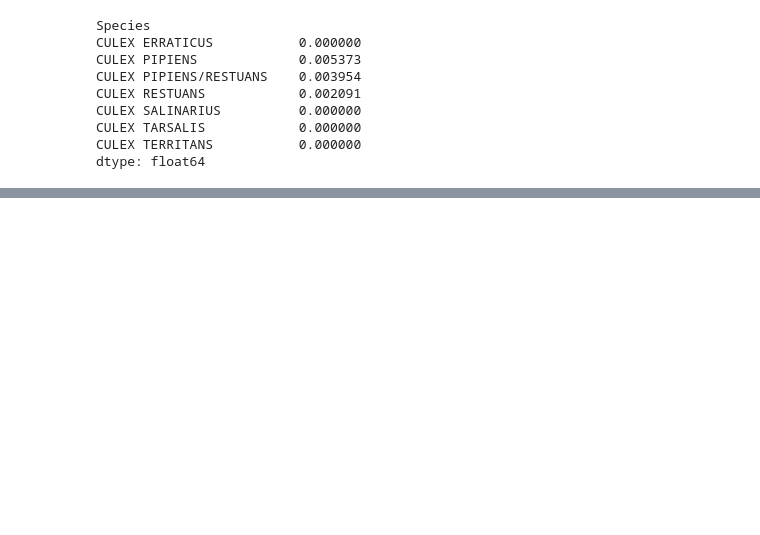
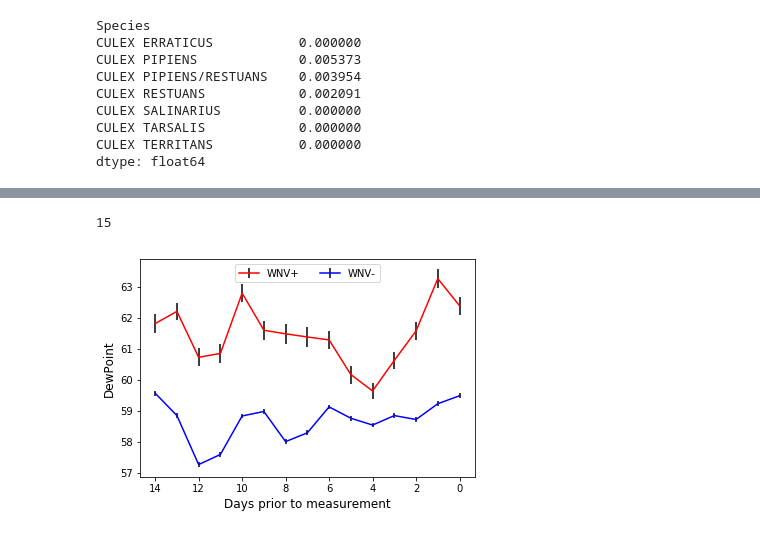
Before and after one commit to klarnemann/DataChallenges, a Jupyter notebook: predict-west-nile-virus/notebooks/predict-west-nile-virus.ipynb, the cells around one changed output, grey strips where cells are left out. Cells and saved outputs as stored; diff of their text form; code cells hidden in the pictures; blank space fills up the shorter version.

```diff
--- a/predict-west-nile-virus/notebooks/predict-west-nile-virus.ipynb
+++ b/predict-west-nile-virus/notebooks/predict-west-nile-virus.ipynb
@@ -92,7 +95,7 @@ def make_match_weather_df(df, weather1_df, weather2_df, shift_days=0):
     out_df = pd.DataFrame(index=df.index, columns=weather1_df.columns)
     for ind in df.index:
         if shift_days > 0:
-            date = pd.to_datetime(df.Date.loc[ind]) - datetime.timedelta(days=int(shift_days))
+            date = pd.to_datetime(df.Date.loc[ind]) - timedelta(days=int(shift_days))
         else:
             date = pd.to_datetime(df.Date.loc[ind])
         date_str = date.strftime('%Y-%m-%d')
@@ -100,4 +103,7 @@ def make_match_weather_df(df, weather1_df, weather2_df, shift_days=0):
             out_df.loc[ind] = weather1_df.loc[date_str]
         elif df.loc[ind, 'ClosestStation'] == 2:
             out_df.loc[ind] = weather2_df.loc[date_str]
+    out_cols = [out_df.columns[0]]
+    out_cols.extend(['%s_%i' % (col, shift_days) for i, col in enumerate(out_df.columns[1:])])
+    out_df.columns = out_cols
     return out_df
@@ -165,0 +191,17 @@ match_weather_df = make_match_weather_df(train_df, weather1_df, weather2_df, shi
+# %%
+# Select the weather data from the closest station for each entry in train_df
+match_weather_df = make_match_weather_df(train_df, weather1_df, weather2_df, shift_days=0)
+match1_weather_df = make_match_weather_df(train_df, weather1_df, weather2_df, shift_days=1)
+match2_weather_df = make_match_weather_df(train_df, weather1_df, weather2_df, shift_days=2)
+match3_weather_df = make_match_weather_df(train_df, weather1_df, weather2_df, shift_days=3)
+match4_weather_df = make_match_weather_df(train_df, weather1_df, weather2_df, shift_days=4)
+match5_weather_df = make_match_weather_df(train_df, weather1_df, weather2_df, shift_days=5)
+match6_weather_df = make_match_weather_df(train_df, weather1_df, weather2_df, shift_days=6)
+match7_weather_df = make_match_weather_df(train_df, weather1_df, weather2_df, shift_days=7)
+match8_weather_df = make_match_weather_df(train_df, weather1_df, weather2_df, shift_days=8)
+match9_weather_df = make_match_weather_df(train_df, weather1_df, weather2_df, shift_days=9)
+match10_weather_df = make_match_weather_df(train_df, weather1_df, weather2_df, shift_days=10)
+match11_weather_df = make_match_weather_df(train_df, weather1_df, weather2_df, shift_days=11)
+match12_weather_df = make_match_weather_df(train_df, weather1_df, weather2_df, shift_days=12)
+match13_weather_df = make_match_weather_df(train_df, weather1_df, weather2_df, shift_days=13)
+match14_weather_df = make_match_weather_df(train_df, weather1_df, weather2_df, shift_days=14)
@@ -206,0 +385,21 @@ dtype: float64
+# %%
+all_match_weather_df = [match_weather_df, match1_weather_df, match2_weather_df, match3_weather_df, match4_weather_df, \
+                       match5_weather_df, match6_weather_df, match7_weather_df, match8_weather_df, match9_weather_df, \
+                       match10_weather_df, match11_weather_df, match12_weather_df, match13_weather_df, match14_weather_df]
+# %%
+alpha_corrected = 0.05/(len(match_weather_df.columns[1:])*15)
+wnv_mask = train_df['WnvPresent'] > 0
+output_df = pd.DataFrame(columns=['pValue', 'Parameter', 'WnvPosAvg', 'WnvNegAvg'])
+ind = 0
+for df in all_match_weather_df:
+    for col in df.columns[1:]:
+        wnv_pos_data = np.array(df[col][wnv_mask], dtype=float)
+        wnv_neg_data = np.array(df[col][~wnv_mask], dtype=float)
+        f, p = stats.ttest_ind(wnv_pos_data, wnv_neg_data)
+        if p < alpha_corrected:
+            output = [p, col, np.nanmean(wnv_pos_data), np.nanmean(wnv_neg_data)]
+            output_df.loc[ind] = output
+            ind += 1
+            #print('%.2e  %s-%i. %.2f  %.2f' % (output[0], output[1], output[2], output[3], output[4]))
+output_df = output_df.sort_values(['pValue'], ascending=True)
+output_df.head(20)
@@ -206,0 +424,15 @@ dtype: float64
+# %%
+significant_inds = []
+significant_params = ['AvgSpeed', 'BR', 'Cool', 'DZ', 'DewPoint', 'FG', 'Heat', 'RA', 'ResultDir', 'ResultSpeed', \
+                      'TS', 'Tavg', 'Tmax', 'Tmin', 'WetBulb']
+for param in significant_params:
+    ind = list(match_weather_df.columns).index('%s_0' % (param))
+    significant_inds.append(ind)
+
+print(len(significant_inds))
+# %% [output]
+15
+# %%
+plot_2weeks_weather_data(5, all_match_weather_df, wnv_mask, legend=True)
+# %% [output]
+[figure, added]
```
Also changed, not shown: parts of 18 cells of this notebook.
